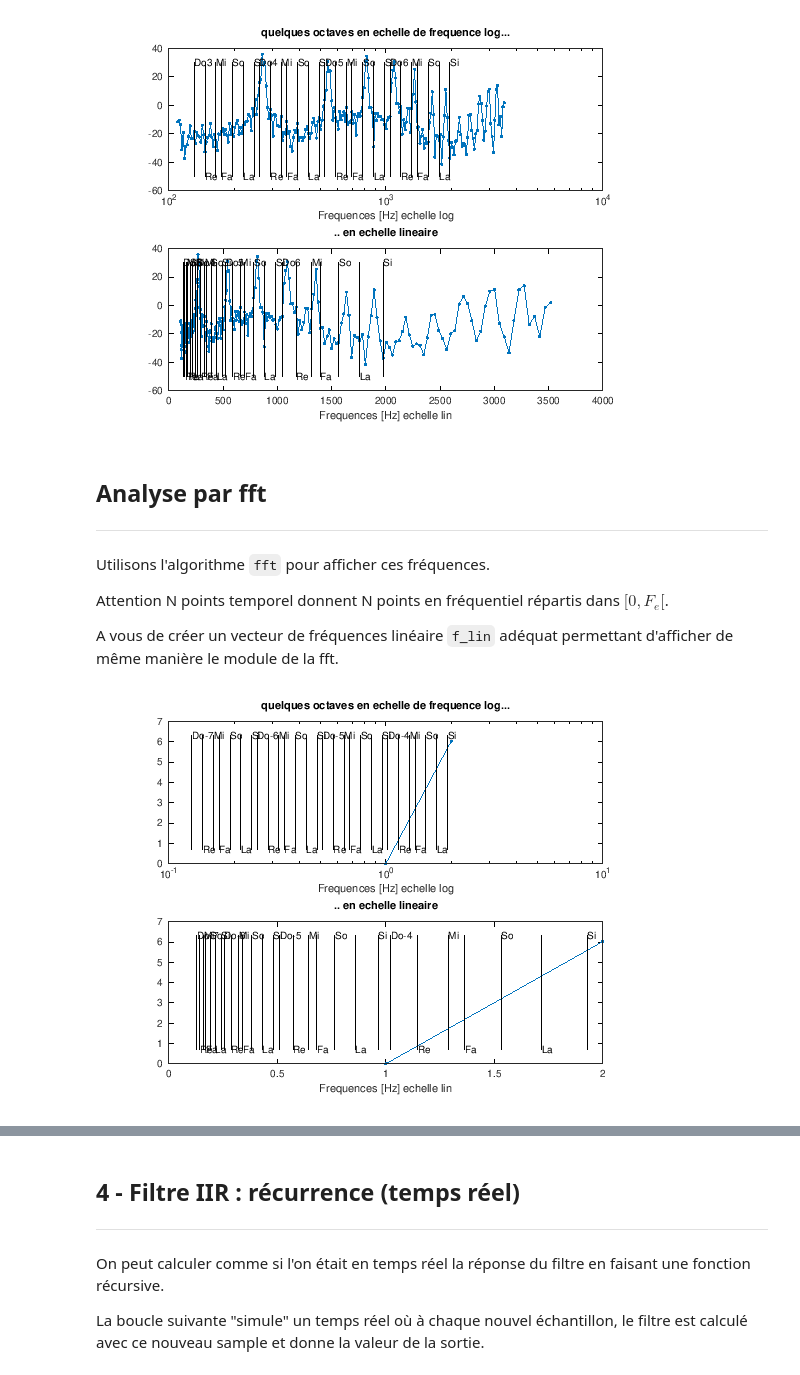
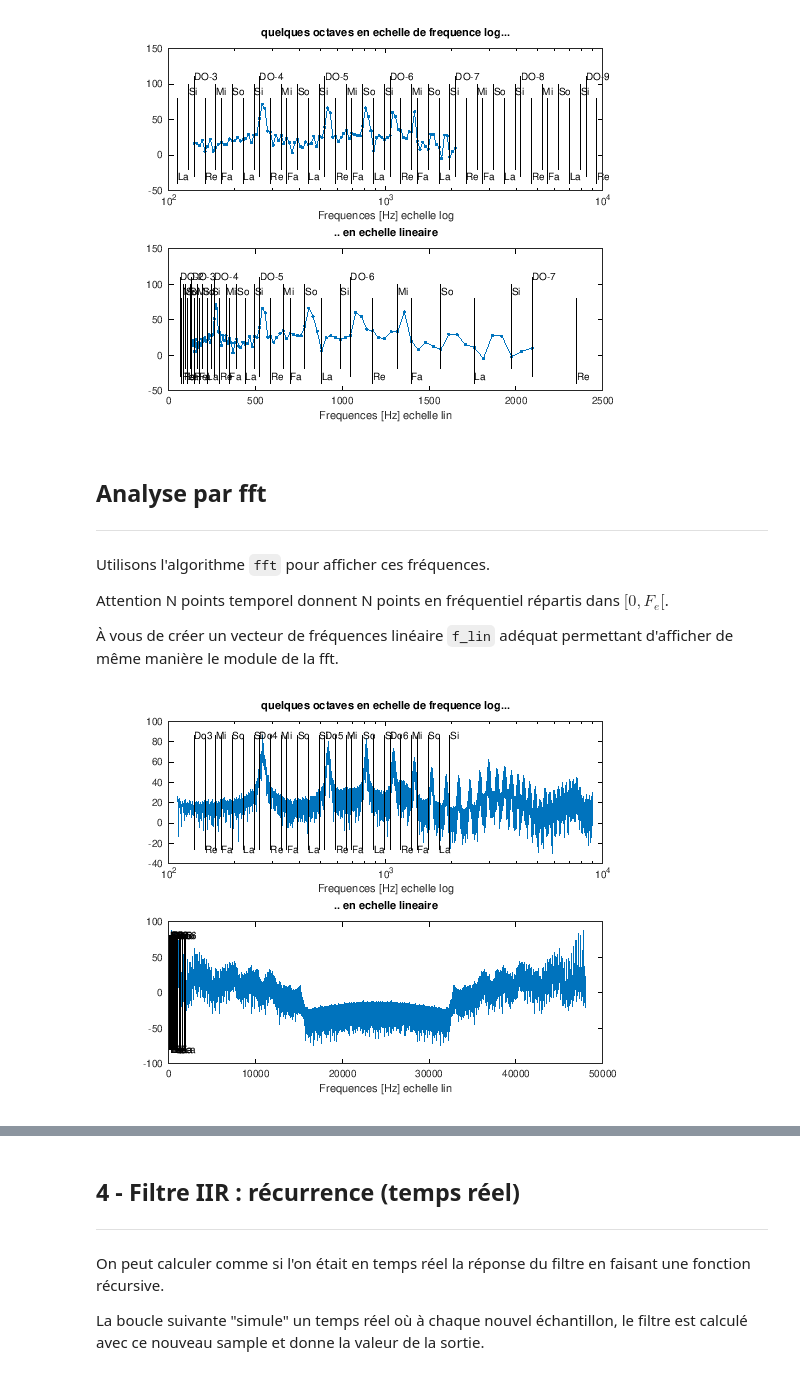
Before and after one commit to balaise31/Signal, a Jupyter notebook: discret/tp/tp1_continu_discret/tp2_overtone.ipynb, the cells around one changed output, grey strips where cells are left out. Saved outputs shown, nothing was run; the diff lists cells and outputs as text; code cells hidden in the pictures.

```diff
--- a/discret/tp/tp1_continu_discret/tp2_overtone.ipynb
+++ b/discret/tp/tp1_continu_discret/tp2_overtone.ipynb
@@ -67,12 +165,15 @@ On récupère le fichier son `anna_a_mono.wav` où un "aaaaah" est chanté sur l
 # %%
-clear all; close all; clc;
 racine = pwd; racine = [racine(1:(findstr(racine,"Signal")+6)), "discret/tp/tp1_continu_discret"];cd (racine);
 
+fich="ana_ah";
 
-[Y,Fe]=audioread("./anna_a_mono.wav");
+[Y,Fe]=audioread(["./",fich,".wav"]);
 s=Y(:,1); % récupère que le son gauche
 N=length(s);Te=1/Fe;
 t=(1:N);t=t-1;t=t*Te;
+s=s/max(abs(s));
 
 plot(t,s)
+xlabel("temps [s]")
+audiowrite(["./",fich,"_mono.wav"],s,Fe);
 # %% [output]
@@ -125,22 +218,22 @@ On utilise le script `afficher_grille_notes` qui est plus haut dans l'orborescen
 # %%
 addpath("../../utiles");
-dBde = @(gain) 20*log10(abs(gain)) ;
+dBde = @(gain) max(-100,20*log10(abs(gain))) ;
 
 subplot(211)
 ax=semilogx(f,dBde(tfd_s),'.-');
 title("quelques octaves en echelle de frequence log...");
 xlabel("Frequences [Hz] echelle log")
 hold on;
-octaves=afficher_grille_notes();
-
+%octaves=afficher_grille_notes();
+grid_notes();
 subplot(212)
 plot(f,dBde(tfd_s),'.-');
 hold on;
-afficher_grille_notes(octaves);
+grid_notes();
 title(".. en echelle lineaire")
 xlabel("Frequences [Hz] echelle lin")
 # %% [output]
-[figure, old version]
+[figure, new version]
 # %% [markdown]
 ## Analyse par fft
 ---
@@ -149,35 +242,35 @@ Utilisons l'algorithme `fft` pour afficher ces fréquences.
 
 Attention N points temporel donnent N points en fréquentiel répartis dans $[0, F_e[$.
 
-A vous de créer un vecteur de fréquences linéaire `f_lin` adéquat permettant d'afficher de même manière le module de la fft.
+À vous de créer un vecteur de fréquences linéaire `f_lin` adéquat permettant d'afficher de même manière le module de la fft.
 # %%
 ## VOTRE CODE Df=..., f_lin=...
-df=1 ;   % La résolution fréquentielle en N points
-f_lin = 1:Df:2;  % Les fréquences linéaires
+df=Fe/N ;   % La résolution fréquentielle en N points
+f_lin = 0:df:(Fe-df);  % Les fréquences linéaires
 
 ## VOTRE CODE fft_s= ....
 # help fft  si nécessaire
 # Pourquoi fft n'as pas besoin de connaitre Fe ?!
-fft_s = f_lin;
+fft_s = fft(s);
 
 # On affiche de même le résultat mais avec l'algo fft
 # Avec vos fréquences
-
+pas_tout = round(110/df):round(9000/df);
 subplot(211)
-ax=semilogx(f_lin,dBde(fft_s),'.-');
+ax=semilogx(f_lin(pas_tout),dBde(fft_s(pas_tout)),'-');
 title("quelques octaves en echelle de frequence log...");
 xlabel("Frequences [Hz] echelle log")
 hold on;
-octaves=afficher_grille_notes();
+afficher_grille_notes(octaves);
 
 subplot(212)
-plot(f_lin,dBde(fft_s),'.-');
+plot(f_lin,dBde(fft_s),'-');
 hold on;
 afficher_grille_notes(octaves);
 title(".. en echelle lineaire")
 xlabel("Frequences [Hz] echelle lin")
 # %% [output]
-[figure, old version]
+[figure, new version]
 # %% [markdown]
 Remarquez alors que le spectre est symétrique par rapport à $\frac{F_e}{2}$ !
 
```
Also changed, not shown: parts of 23 cells of this notebook, 11 other files.
